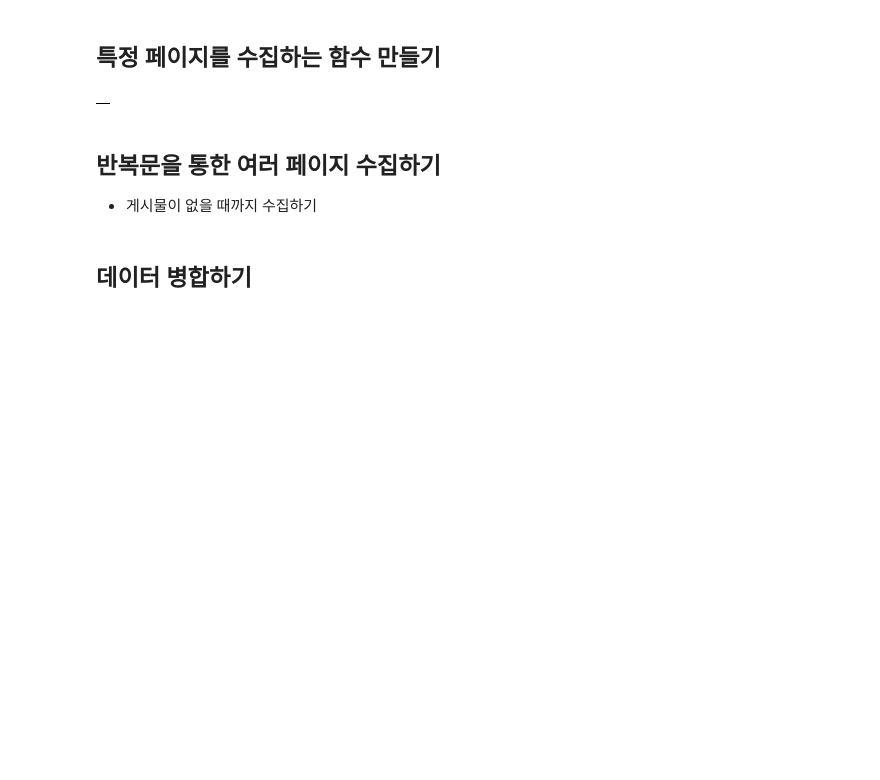
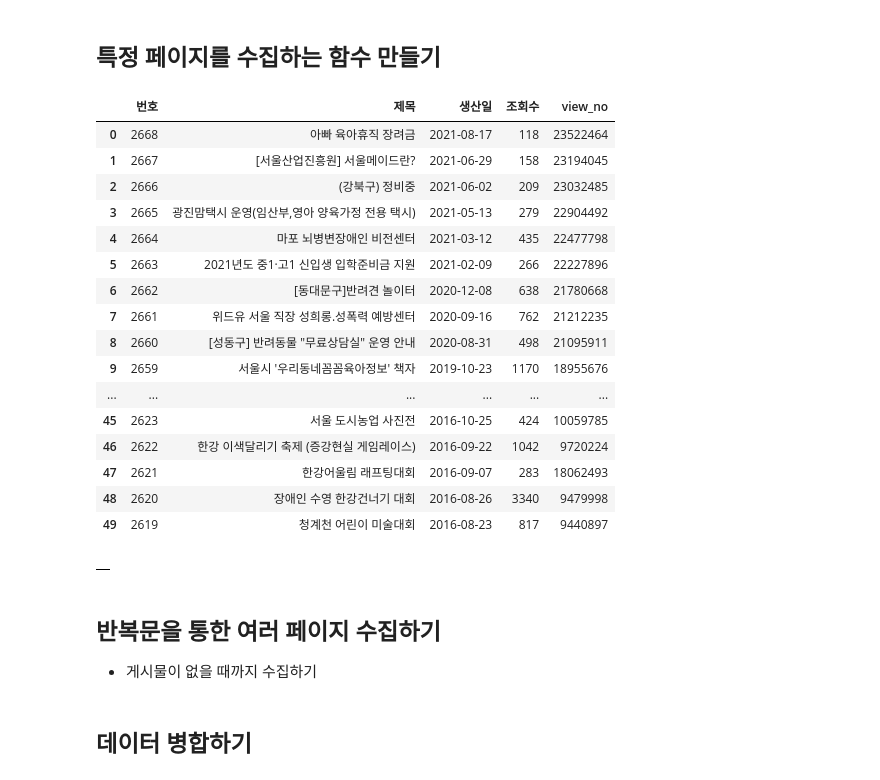
Before and after one commit to corazzon/web_scraping, a Jupyter notebook: seoul-120/seoul-120-list.ipynb, the cells around one changed output. Drawn from its saved outputs; the diff is of its cells as text; code cells hidden in the pictures; blank space fills up the shorter version.

```diff
--- a/seoul-120/seoul-120-list.ipynb
+++ b/seoul-120/seoul-120-list.ipynb
@@ -89,6 +95,27 @@ def get_one_page(page_no):
         return table
     except:
         return pd.DataFrame()
+# %%
+# 함수가 잘 동작하는지 확인
+get_one_page(1)
+# %% [output]
+|  | 번호 | 제목 | 생산일 | 조회수 | view_no |
+| 0 | 2668 | 아빠 육아휴직 장려금 | 2021-08-17 | 118 | 23522464 |
+| 1 | 2667 | [서울산업진흥원] 서울메이드란? | 2021-06-29 | 158 | 23194045 |
+| 2 | 2666 | (강북구) 정비중 | 2021-06-02 | 209 | 23032485 |
+| 3 | 2665 | 광진맘택시 운영(임산부,영아 양육가정 전용 택시) | 2021-05-13 | 279 | 22904492 |
+| 4 | 2664 | 마포 뇌병변장애인 비전센터 | 2021-03-12 | 435 | 22477798 |
+| 5 | 2663 | 2021년도 중1·고1 신입생 입학준비금 지원 | 2021-02-09 | 266 | 22227896 |
+| 6 | 2662 | [동대문구]반려견 놀이터 | 2020-12-08 | 638 | 21780668 |
+| 7 | 2661 | 위드유 서울 직장 성희롱.성폭력 예방센터 | 2020-09-16 | 762 | 21212235 |
+| 8 | 2660 | [성동구] 반려동물 "무료상담실" 운영 안내 | 2020-08-31 | 498 | 21095911 |
+| 9 | 2659 | 서울시 '우리동네꼼꼼육아정보' 책자 | 2019-10-23 | 1170 | 18955676 |
+| ... | ... | ... | ... | ... | ... |
+| 45 | 2623 | 서울 도시농업 사진전 | 2016-10-25 | 424 | 10059785 |
+| 46 | 2622 | 한강 이색달리기 축제 (증강현실 게임레이스) | 2016-09-22 | 1042 | 9720224 |
+| 47 | 2621 | 한강어울림 래프팅대회 | 2016-09-07 | 283 | 18062493 |
+| 48 | 2620 | 장애인 수영 한강건너기 대회 | 2016-08-26 | 3340 | 9479998 |
+| 49 | 2619 | 청계천 어린이 미술대회 | 2016-08-23 | 817 | 9440897 |
 # %%
 get_one_page(10000)
 # %% [output]
```
Also changed, not shown: parts of 7 cells of this notebook.
